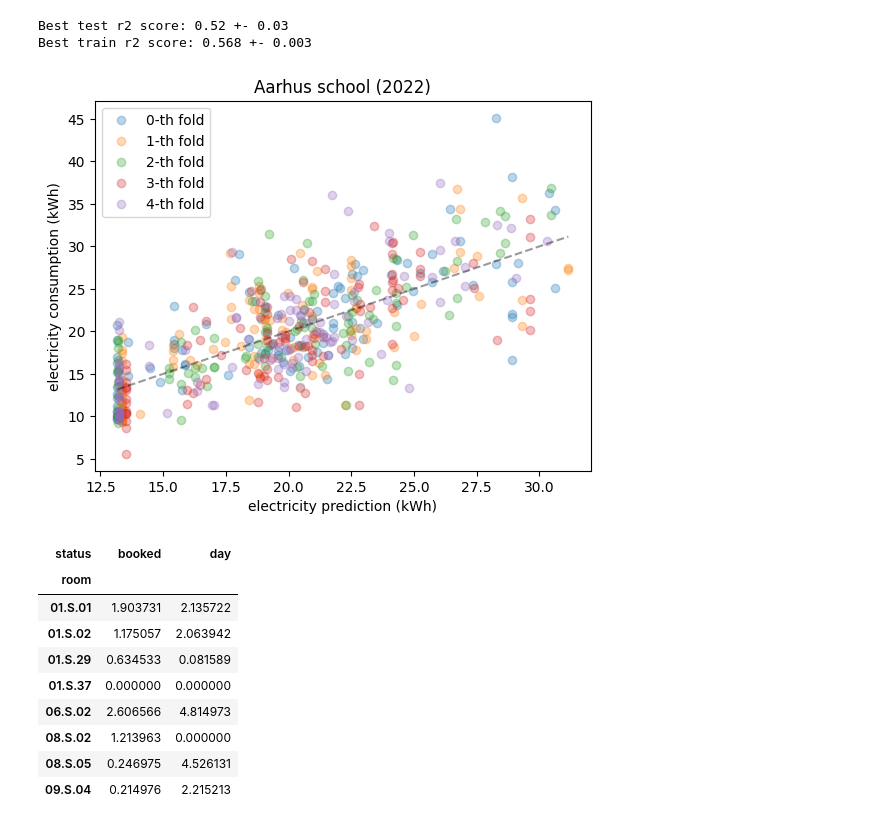
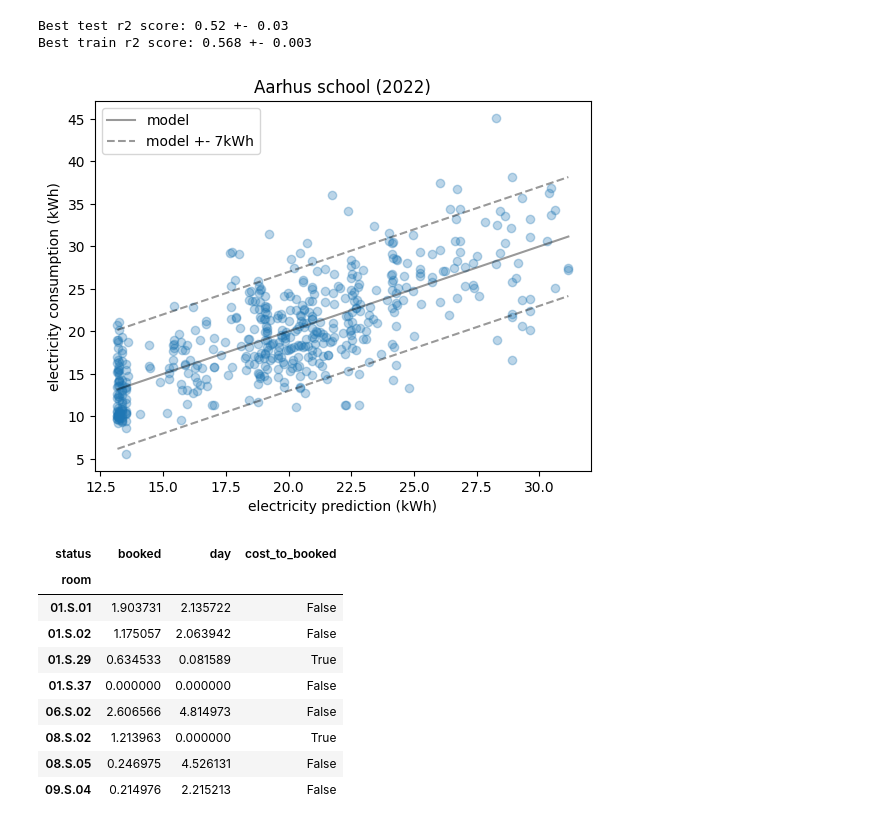
Before and after one commit to Enformanten/ai-booking-system, a Jupyter notebook: notebooks/prototype_electricity_Aarhus.ipynb, the cells around one changed output. Saved outputs shown, nothing was run; the diff lists cells and outputs as text; code cells hidden in the pictures.

```diff
--- a/notebooks/prototype_electricity_Aarhus.ipynb
+++ b/notebooks/prototype_electricity_Aarhus.ipynb
@@ -249,24 +253,26 @@ Best train r2 score: 0.568 +- 0.003
 # %%
 # validate
 kfold = KFold(5)
 xmin=1000
 xmax=0
 for i, (idx_train, idx_test) in enumerate(kfold.split(X, y)):
     model.set_params(**cv.best_params_)
     model.fit(X.iloc[idx_train], y.iloc[idx_train])
     y_pred = model.predict(X.iloc[idx_test])
-    plt.plot(y_pred, y.iloc[idx_test], 'o', alpha=0.3, label=f"{i}-th fold")
+    plt.plot(y_pred, y.iloc[idx_test], 'o', alpha=0.3,color="tab:blue")# label=f"{i}-th fold")
     xmin = min((xmin, y_pred.min()))
     xmax = max((xmax, y_pred.max()))
 x = np.linspace(xmin, xmax, 100)
-plt.plot(x, x, "k--", alpha=0.4)
+plt.plot(x, x, "k-", alpha=0.4, label="model")
+plt.plot(x, x+7, "k--", alpha=0.4, label="model +- 7kWh")
+plt.plot(x, x-7, "k--", alpha=0.4)
 plt.xlabel("electricity prediction (kWh)")
 plt.ylabel("electricity consumption (kWh)")
 plt.title("Aarhus school (2022)")
 plt.legend()
-plt.show()
+plt.savefig("fit.png")
 # %% [output]
-[figure, old version]
+[figure, new version]
 # %%
 costs = (
     pd.DataFrame(data={"cost":cv.estimator.steps[-1][-1].coef_, "name":cv.estimator.steps[0][-1].get_feature_names_out()})
@@ -278,15 +284,15 @@ costs = (
 # %%
 costs.columns = costs.columns.droplevel()
 # %%
-costs
+costs.assign(cost_to_booked= lambda x: x["booked"] > x["day"])
 # %% [output]
-| status | booked | day |
-| room |  |  |
-| 01.S.01 | 1.903731 | 2.135722 |
-| 01.S.02 | 1.175057 | 2.063942 |
-| 01.S.29 | 0.634533 | 0.081589 |
-| 01.S.37 | 0.000000 | 0.000000 |
-| 06.S.02 | 2.606566 | 4.814973 |
-| 08.S.02 | 1.213963 | 0.000000 |
-| 08.S.05 | 0.246975 | 4.526131 |
-| 09.S.04 | 0.214976 | 2.215213 |
+| status | booked | day | cost_to_booked |
+| room |  |  |  |
+| 01.S.01 | 1.903731 | 2.135722 | False |
+| 01.S.02 | 1.175057 | 2.063942 | False |
+| 01.S.29 | 0.634533 | 0.081589 | True |
+| 01.S.37 | 0.000000 | 0.000000 | False |
+| 06.S.02 | 2.606566 | 4.814973 | False |
+| 08.S.02 | 1.213963 | 0.000000 | True |
+| 08.S.05 | 0.246975 | 4.526131 | False |
+| 09.S.04 | 0.214976 | 2.215213 | False |
```
Also changed, not shown: parts of 5 cells of this notebook, 1 other file.
